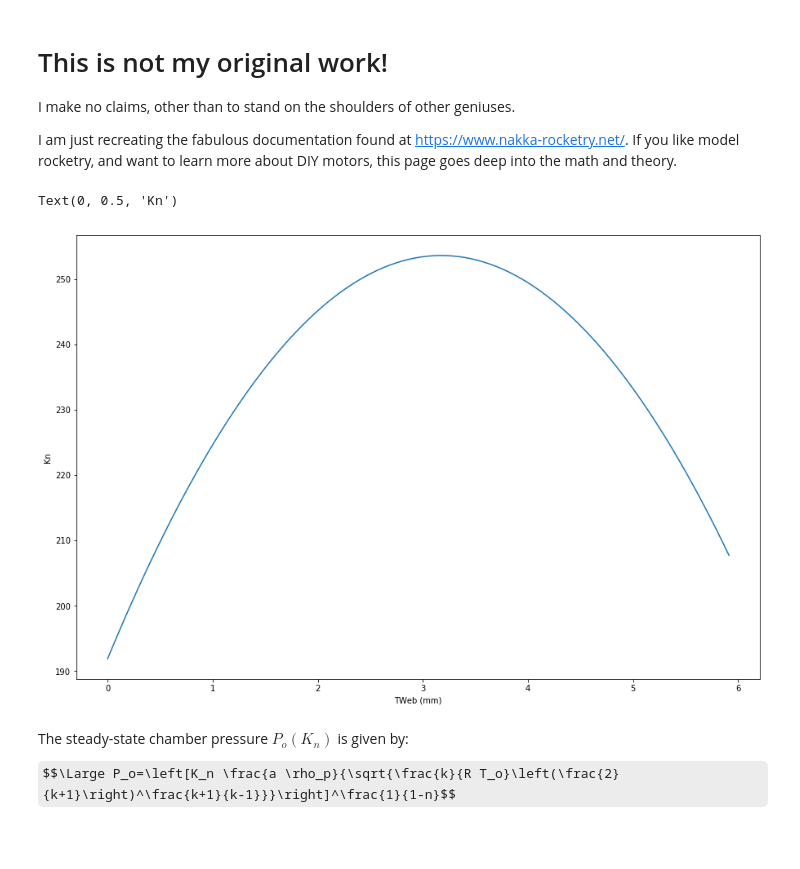
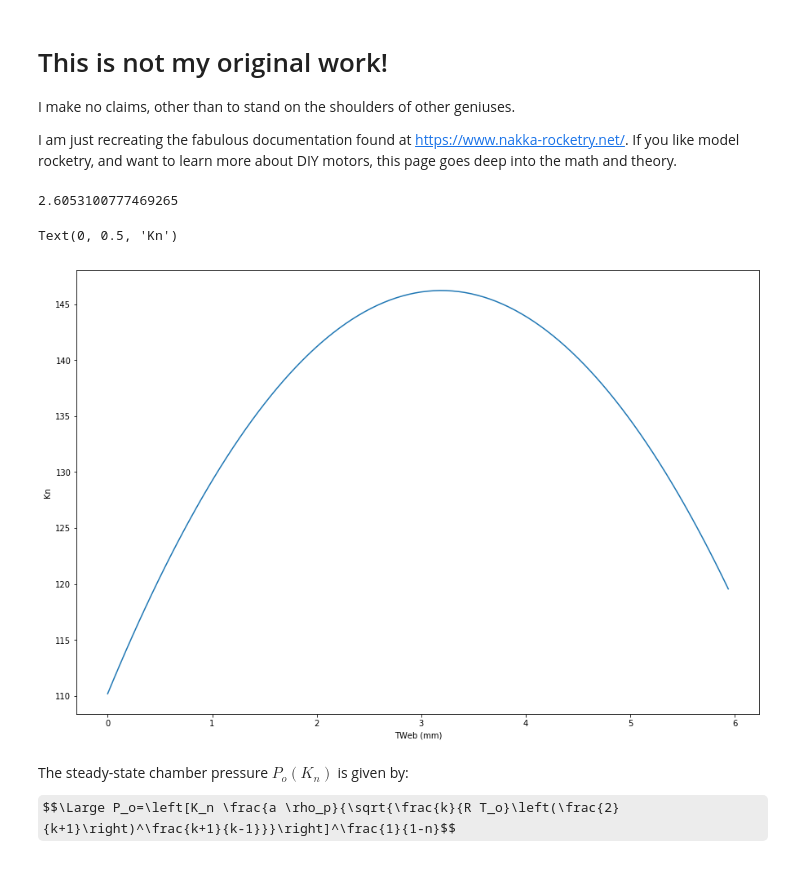
Before and after one commit to bokonine/rocketsim, a Jupyter notebook: RocketSim.ipynb, the cells around one changed output. Cells and saved outputs as stored; diff of their text form; code cells hidden in the pictures; some formulas as TeX source.

```diff
--- a/RocketSim.ipynb
+++ b/RocketSim.ipynb
@@ -27,44 +27,48 @@ def cylinderVolume(h,do,di=0):
 mpa_to_psi = 145.038
 
 #User variables
-#outer diameter of grain
+#outer diameter of grain :6/10 in
 Do = 15.
-#inner diameter of grain (core size)
-Di = 3.175
+#inner diameter of grain (core size) :1/8th
+Di = 3.125
 #length of grain
 L = 25.4
 #Propellant type
 Ptype="KNSU"
 #Target MEOP
-Ptar=850/mpa_to_psi
+Ptar=400/mpa_to_psi
 #combustion efficiency
 nuC=.95
 
 #read in fuel specs
 df=pd.read_csv('fuelspecs.csv', sep=',', header=0)
 Pdf=df.loc[df['name'] == Ptype]
 
 # calculate max kn with least squares polynomial
 coeff=Pdf[Pdf.columns[-6:]].values[0]
 KnMax = np.polyval(coeff,Ptar)
 
 Tweb_0 = (Do - Di) / 2
 
 # x is amount burned
 x = np.linspace(0,Tweb_0,100)
 
 # find max Ab
 Abs = circleArea(Do,Di+2*x)*2 + math.pi*(Di+2*x)*(L-2*x)
 AbMax=np.amax(Abs)
 
 Ato = AbMax/KnMax
+Dto = 2*(math.sqrt(Ato/math.pi))
+print (Dto)
+
 Kn = Abs/Ato
 plt.plot(x,Kn)
 plt.xlabel('TWeb (mm)')
 plt.ylabel('Kn')
 # %% [output]
-Text(0, 0.5, 'Kn')
+2.6053100777469265
+Text(0, 0.5, 'Kn')
-[figure, old version]
+[figure, new version]
 # %%
 #Constants calculated from
 # Universal Gas Constant in m^3 Pa/Mol-K - > m^3-Mpa/Mol-K
```
Also changed, not shown: parts of 3 cells of this notebook, 3 other files.
